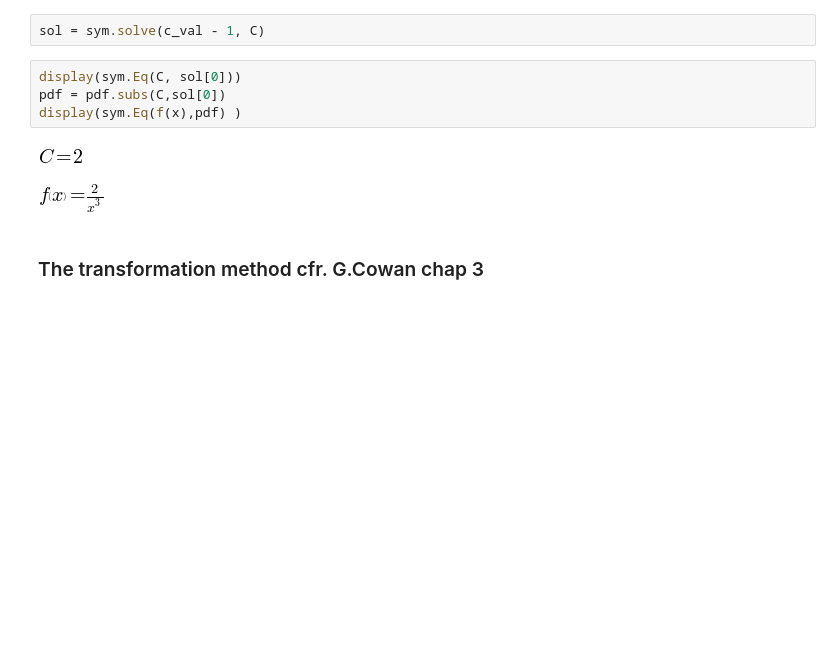
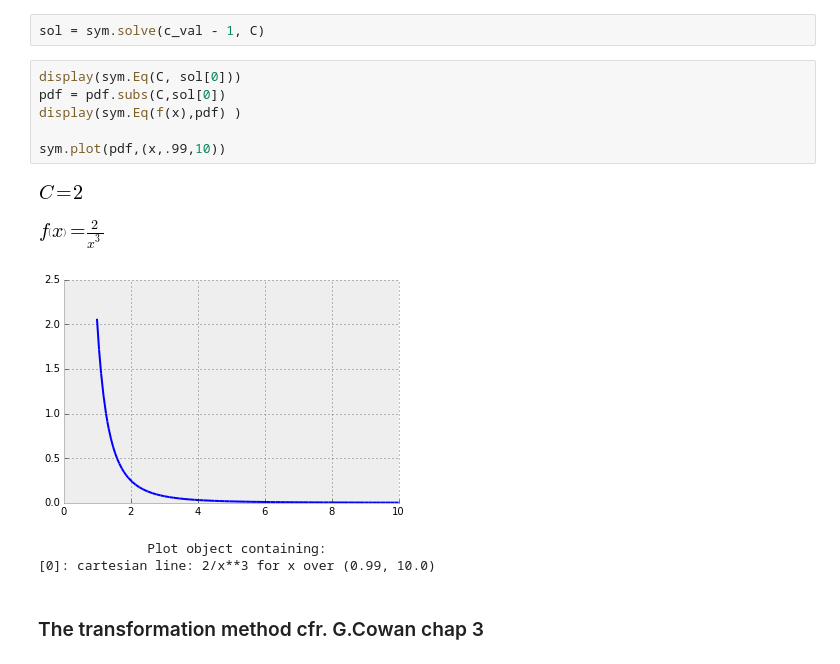
Before and after one commit to giulioungaretti/stats2013, a Jupyter notebook: ProblemSet/3.1.ipynb, the cells around one changed output. Cells and saved outputs as stored; diff of their text form; blank space fills up the shorter version.

```diff
--- a/ProblemSet/3.1.ipynb
+++ b/ProblemSet/3.1.ipynb
@@ -28,10 +28,15 @@ sol = sym.solve(c_val - 1, C)
 # %%
 display(sym.Eq(C, sol[0]))
 pdf = pdf.subs(C,sol[0])
 display(sym.Eq(f(x),pdf) )
+
+sym.plot(pdf,(x,.99,10))
 # %% [output]
 [figure]
 [figure]
+[figure, added]
+              Plot object containing:
+[0]: cartesian line: 2/x**3 for x over (0.99, 10.0)
 # %% [markdown]
 ### The transformation method cfr. G.Cowan chap 3
 # %% [markdown]
```
Also changed, not shown: parts of 10 cells of this notebook, 1 other file.
